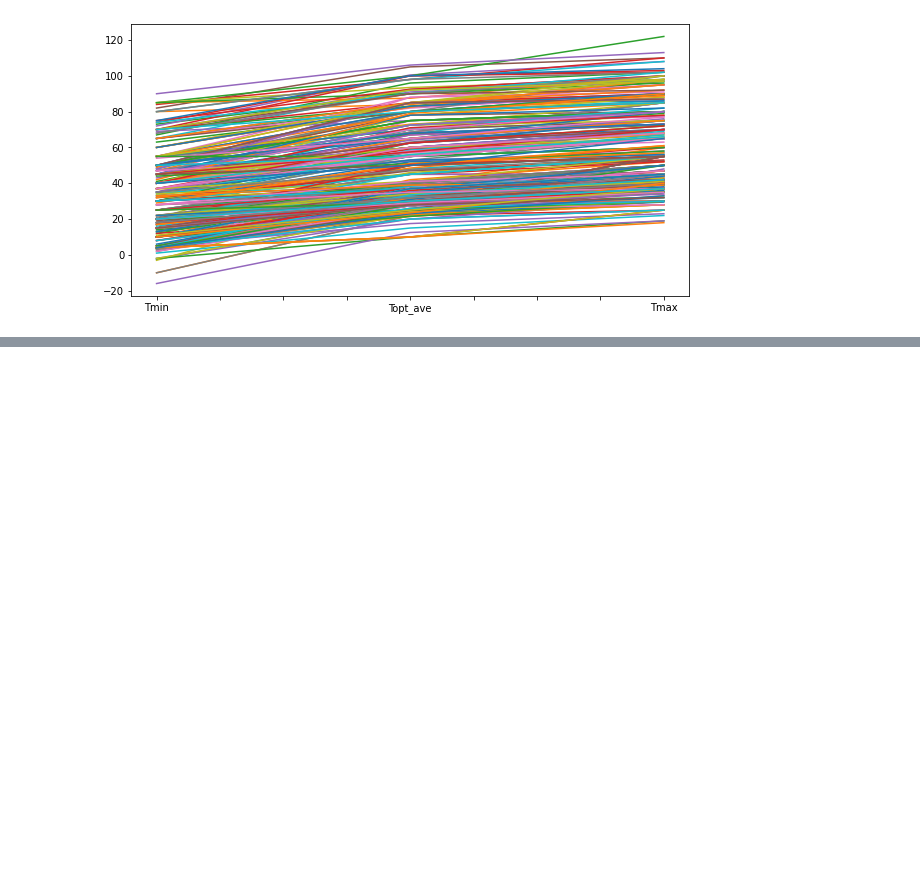
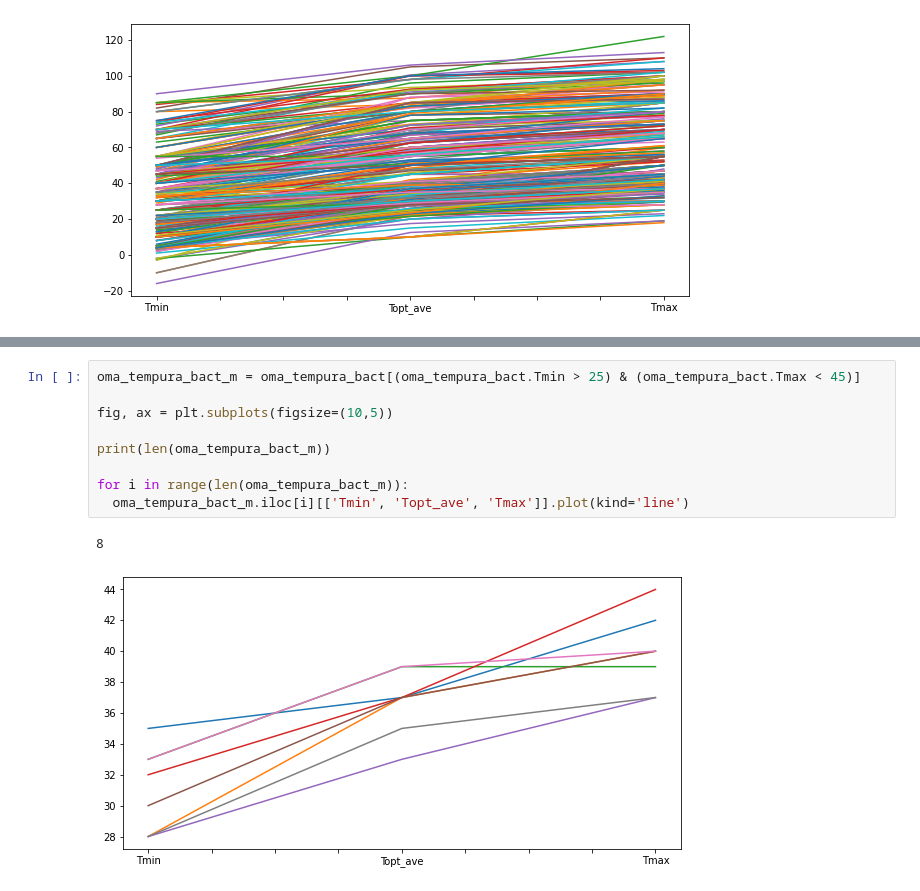
Before and after one commit to alibekk93/IDP_analysis, a Jupyter notebook: OMA_search/OMA_search.ipynb, the cells around one changed output, grey strips where cells are left out. Drawn from its saved outputs; the diff is of its cells as text; blank space fills up the shorter version.

```diff
--- a/OMA_search/OMA_search.ipynb
+++ b/OMA_search/OMA_search.ipynb
@@ -66,0 +88,12 @@ for i in range(len(oma_tempura)):
+# %%
+oma_tempura_bact_m = oma_tempura_bact[(oma_tempura_bact.Tmin > 25) & (oma_tempura_bact.Tmax < 45)]
+
+fig, ax = plt.subplots(figsize=(10,5))
+
+print(len(oma_tempura_bact_m))
+
+for i in range(len(oma_tempura_bact_m)):
+  oma_tempura_bact_m.iloc[i][['Tmin', 'Topt_ave', 'Tmax']].plot(kind='line')
+# %% [output]
+8
+[figure, added]
```
Also changed, not shown: parts of 4 cells of this notebook.
